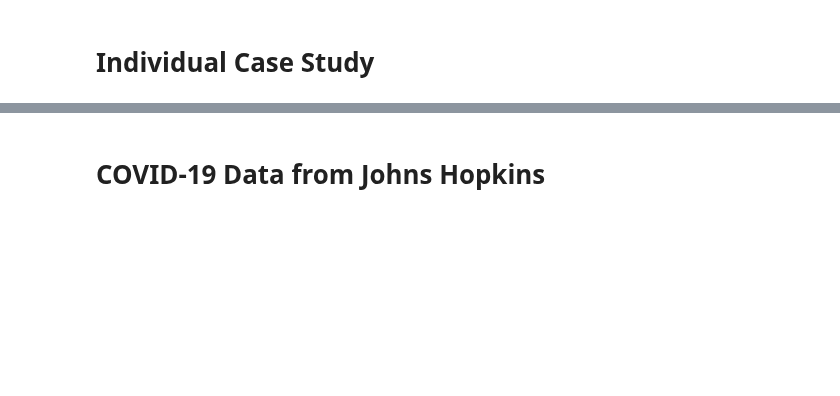
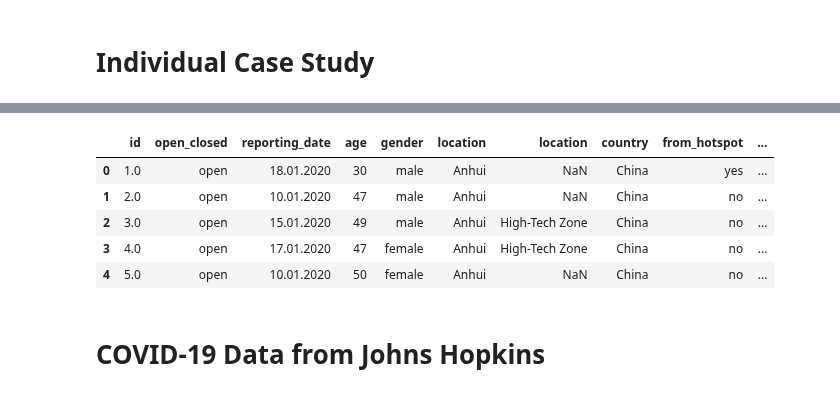
Before and after one commit to DutchDS/Final-Project, a Jupyter notebook: Joe's Sandbox/Covid-19 Site/jupyter files/covid_data_all.ipynb, the cells around one changed output, grey strips where cells are left out. Saved outputs shown, nothing was run; the diff lists cells and outputs as text; code cells hidden in the pictures; blank space fills up the shorter version.

```diff
--- a/Joe's Sandbox/Covid-19 Site/jupyter files/covid_data_all.ipynb
+++ b/Joe's Sandbox/Covid-19 Site/jupyter files/covid_data_all.ipynb
@@ -22,10 +22,12 @@ postgresql://postgres:postgres@localhost:5432/COVID19_db
 
 # REALTIME DOWNLOADS
 url_covid = 'https://raw.githubusercontent.com/CSSEGISandData/COVID-19/master/csse_covid_19_data/csse_covid_19_daily_reports/'
-url_worldometer = 'https://www.worldometers.info/coronavirus/coronavirus-age-sex-demographics/'
+# url_worldometer = 'https://www.worldometers.info/coronavirus/coronavirus-age-sex-demographics/'
+url_covid_states = 'https://raw.githubusercontent.com/COVID19Tracking/covid-tracking-data/master/data/states_daily_4pm_et.csv'
 
 # MANUALLY DOWNLOAD FIRST - url_covid_ind_cases = 'https://www.kaggle.com/sudalairajkumar/novel-corona-virus-2019-dataset#COVID19_line_list_data.csv
-url_covid_ind_cases = os.path.join(base_output_path, 'COVID19_open_line_list.csv')
+url_covid_ind_cases_open = os.path.join(base_output_path, 'COVID19_open_line_list.csv')
+url_covid_ind_cases_closed = os.path.join(base_output_path, 'COVID19_line_list_data.csv')
 url_tests_and_hospital = os.path.join(base_output_path, 'us_states_covid19_daily.csv')
 url_states = os.path.join(base_output_path, 'states.csv')
 url_census = os.path.join(base_output_path, 'acs2017_census_tract_data.csv')
@@ -163,0 +243,15 @@ df_ind_cases.to_sql(name='individual_case_data', con=engine, if_exists='append',
+# %%
+df_ind_cases_open = pd.read_csv(url_covid_ind_cases_open)
+df_ind_cases_open = df_ind_cases_open.rename(columns={'ID':'id','date_onset_symptoms': 'reporting_date','sex':'gender','province':'location',
+                                           'If_onset_approximated':'if_onset_approximated', 'wuhan(0)_not_wuhan(1)':'visit_hotspot',
+                                           'lives_in_Wuhan':'from_hotspot'})
+df_ind_cases_open['open_closed'] = 'open'
+df_ind_cases_open = df_ind_cases_open[['id','open_closed','reporting_date','age','gender','location','country','from_hotspot','visit_hotspot','outcome','symptoms','date_admission_hospital','chronic_disease']]
+df_ind_cases_open.head()
+# %% [output]
+|  | id | open_closed | reporting_date | age | gender | location | location | country | from_hotspot | ... |
+| 0 | 1.0 | open | 18.01.2020 | 30 | male | Anhui | NaN | China | yes | ... |
+| 1 | 2.0 | open | 10.01.2020 | 47 | male | Anhui | NaN | China | no | ... |
+| 2 | 3.0 | open | 15.01.2020 | 49 | male | Anhui | High-Tech Zone | China | no | ... |
+| 3 | 4.0 | open | 17.01.2020 | 47 | female | Anhui | High-Tech Zone | China | no | ... |
+| 4 | 5.0 | open | 10.01.2020 | 50 | female | Anhui | NaN | China | no | ... |
```
Also changed, not shown: parts of 27 cells of this notebook, 21 other files.
